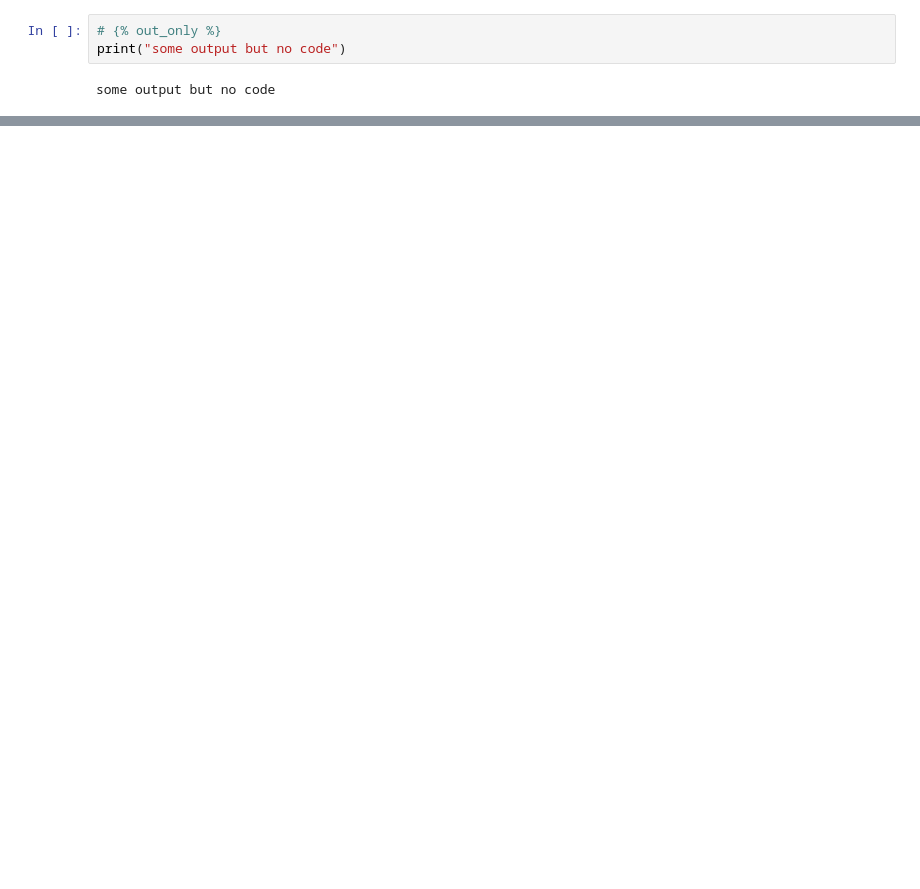
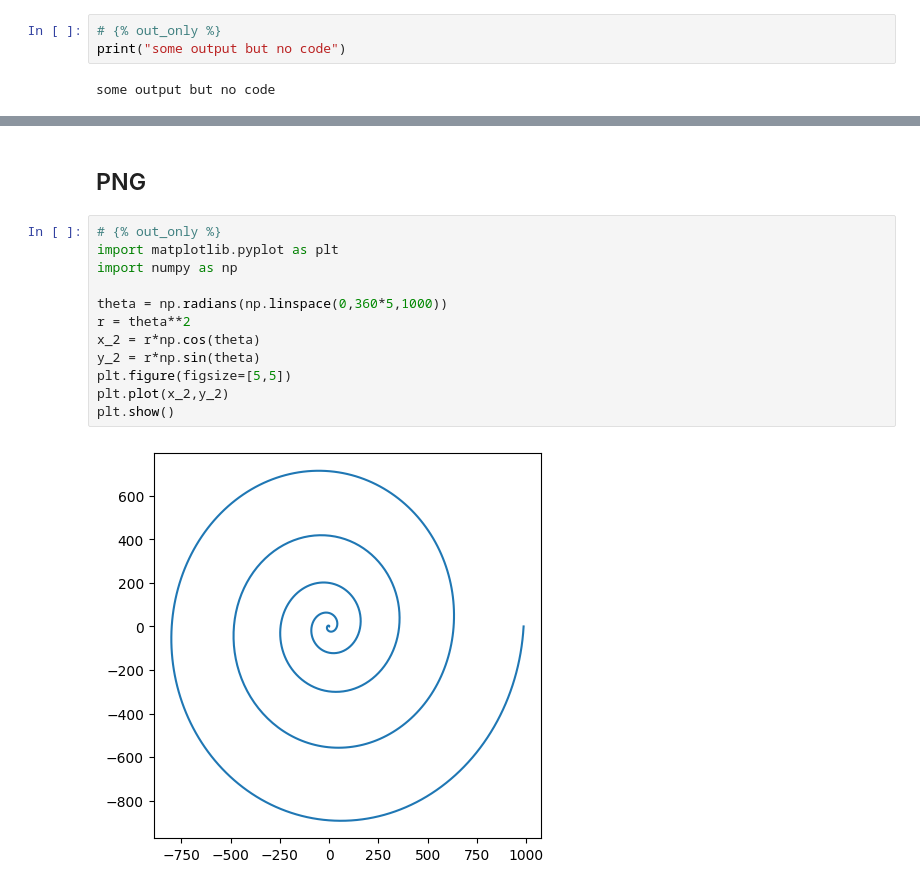
Before and after one commit to aditya-azad/simple-ssg, a Jupyter notebook: example/pages/posts/jupyterpost.ipynb, the cells around one changed output, grey strips where cells are left out. Drawn from its saved outputs; the diff is of its cells as text; blank space fills up the shorter version.

Commit message:
add image support to ipynb

```diff
--- a/example/pages/posts/jupyterpost.ipynb
+++ b/example/pages/posts/jupyterpost.ipynb
@@ -41,0 +70,16 @@ some output but no code
+# %% [markdown]
+## PNG
+# %%
+# {% out_only %}
+import matplotlib.pyplot as plt
+import numpy as np
+
+theta = np.radians(np.linspace(0,360*5,1000))
+r = theta**2
+x_2 = r*np.cos(theta)
+y_2 = r*np.sin(theta)
+plt.figure(figsize=[5,5])
+plt.plot(x_2,y_2)
+plt.show()
+# %% [output]
+[figure, added]
```
Also changed, not shown: parts of 14 cells of this notebook, 7 other files.
